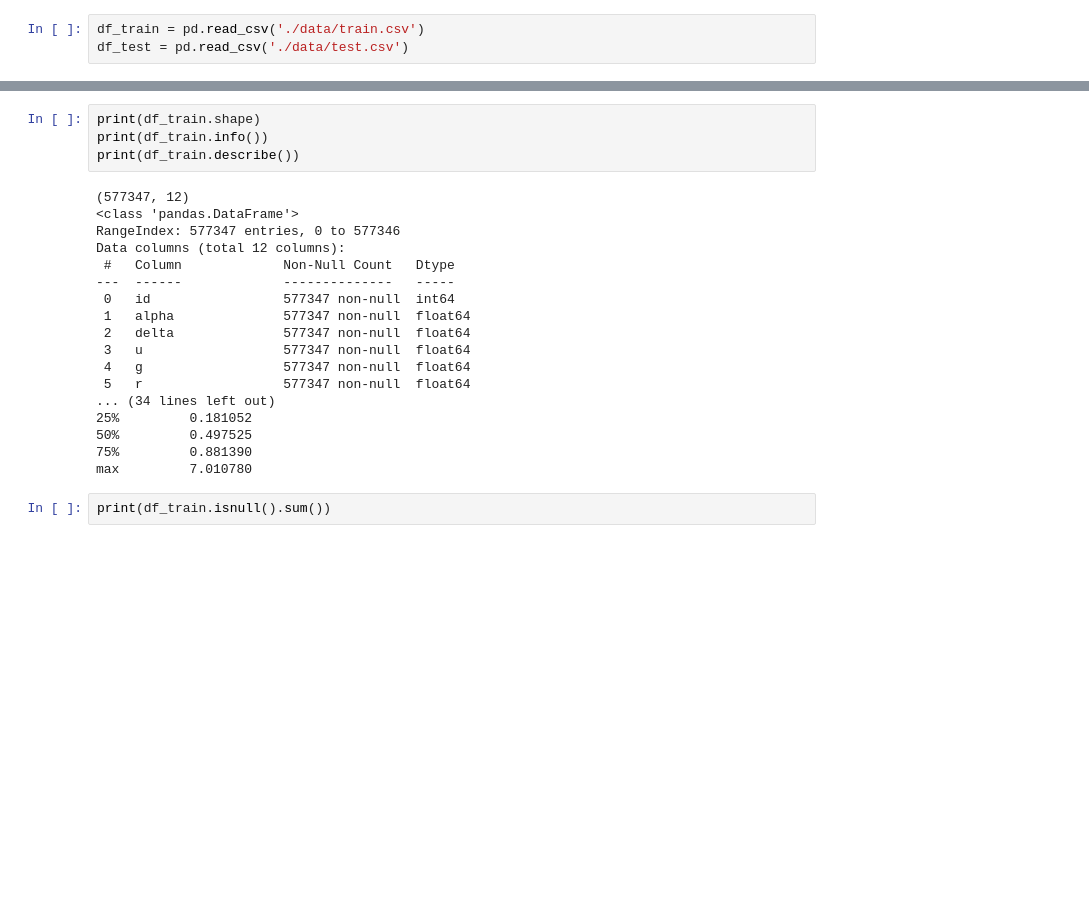
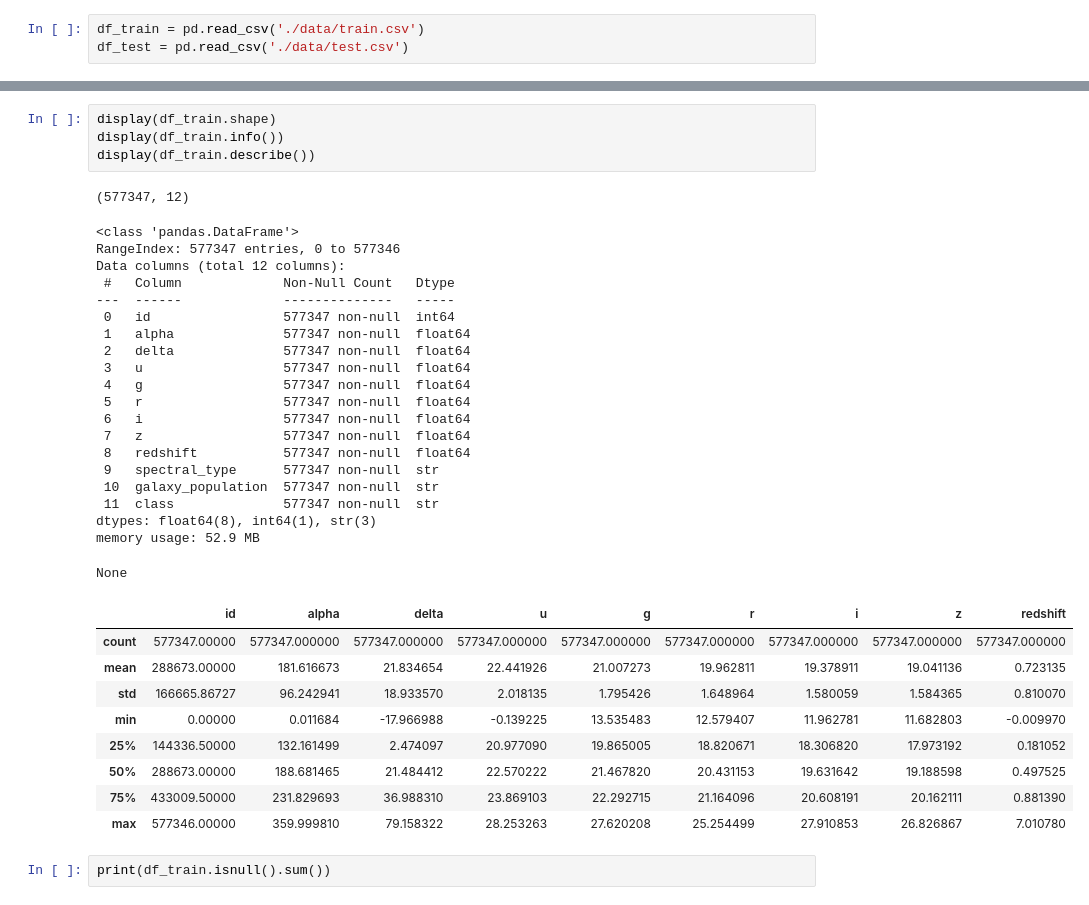
Before and after one commit to shotamuraishi/predicting_steller_class, a Jupyter notebook: main.ipynb, the cells around one changed output, grey strips where cells are left out. Cells and saved outputs as stored; diff of their text form; blank space fills up the shorter version.

```diff
--- a/main.ipynb
+++ b/main.ipynb
@@ -27,25 +35,38 @@ df_train.head()
 # %%
-print(df_train.shape)
-print(df_train.info())
-print(df_train.describe())
+display(df_train.shape)
+display(df_train.info())
+display(df_train.describe())
 # %% [output]
 (577347, 12)
-<class 'pandas.DataFrame'>
-RangeIndex: 577347 entries, 0 to 577346
-Data columns (total 12 columns):
- #   Column             Non-Null Count   Dtype
----  ------             --------------   -----
- 0   id                 577347 non-null  int64
- 1   alpha              577347 non-null  float64
- 2   delta              577347 non-null  float64
- 3   u                  577347 non-null  float64
- 4   g                  577347 non-null  float64
- 5   r                  577347 non-null  float64
-... (34 lines left out)
-25%         0.181052
-50%         0.497525
-75%         0.881390
-max         7.010780
+<class 'pandas.DataFrame'>
+RangeIndex: 577347 entries, 0 to 577346
+Data columns (total 12 columns):
+ #   Column             Non-Null Count   Dtype
+---  ------             --------------   -----
+ 0   id                 577347 non-null  int64
+ 1   alpha              577347 non-null  float64
+ 2   delta              577347 non-null  float64
+ 3   u                  577347 non-null  float64
+ 4   g                  577347 non-null  float64
+ 5   r                  577347 non-null  float64
+ 6   i                  577347 non-null  float64
+ 7   z                  577347 non-null  float64
+ 8   redshift           577347 non-null  float64
+ 9   spectral_type      577347 non-null  str
+ 10  galaxy_population  577347 non-null  str
+ 11  class              577347 non-null  str
+dtypes: float64(8), int64(1), str(3)
+memory usage: 52.9 MB
+None
+|  | id | alpha | delta | u | g | r | i | z | redshift |
+| count | 577347.00000 | 577347.000000 | 577347.000000 | 577347.000000 | 577347.000000 | 577347.000000 | 577347.000000 | 577347.000000 | 577347.000000 |
+| mean | 288673.00000 | 181.616673 | 21.834654 | 22.441926 | 21.007273 | 19.962811 | 19.378911 | 19.041136 | 0.723135 |
+| std | 166665.86727 | 96.242941 | 18.933570 | 2.018135 | 1.795426 | 1.648964 | 1.580059 | 1.584365 | 0.810070 |
+| min | 0.00000 | 0.011684 | -17.966988 | -0.139225 | 13.535483 | 12.579407 | 11.962781 | 11.682803 | -0.009970 |
+| 25% | 144336.50000 | 132.161499 | 2.474097 | 20.977090 | 19.865005 | 18.820671 | 18.306820 | 17.973192 | 0.181052 |
+| 50% | 288673.00000 | 188.681465 | 21.484412 | 22.570222 | 21.467820 | 20.431153 | 19.631642 | 19.188598 | 0.497525 |
+| 75% | 433009.50000 | 231.829693 | 36.988310 | 23.869103 | 22.292715 | 21.164096 | 20.608191 | 20.162111 | 0.881390 |
+| max | 577346.00000 | 359.999810 | 79.158322 | 28.253263 | 27.620208 | 25.254499 | 27.910853 | 26.826867 | 7.010780 |
 # %%
 print(df_train.isnull().sum())
 # %% [output]
```
Also changed, not shown: parts of 16 cells of this notebook, 1 other file.
